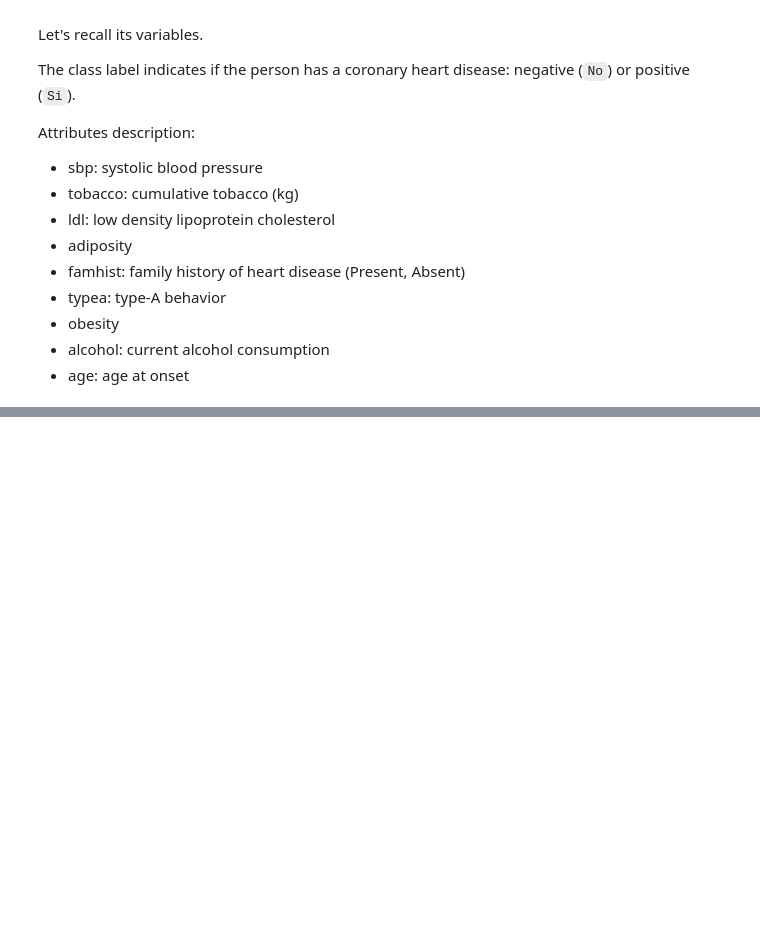
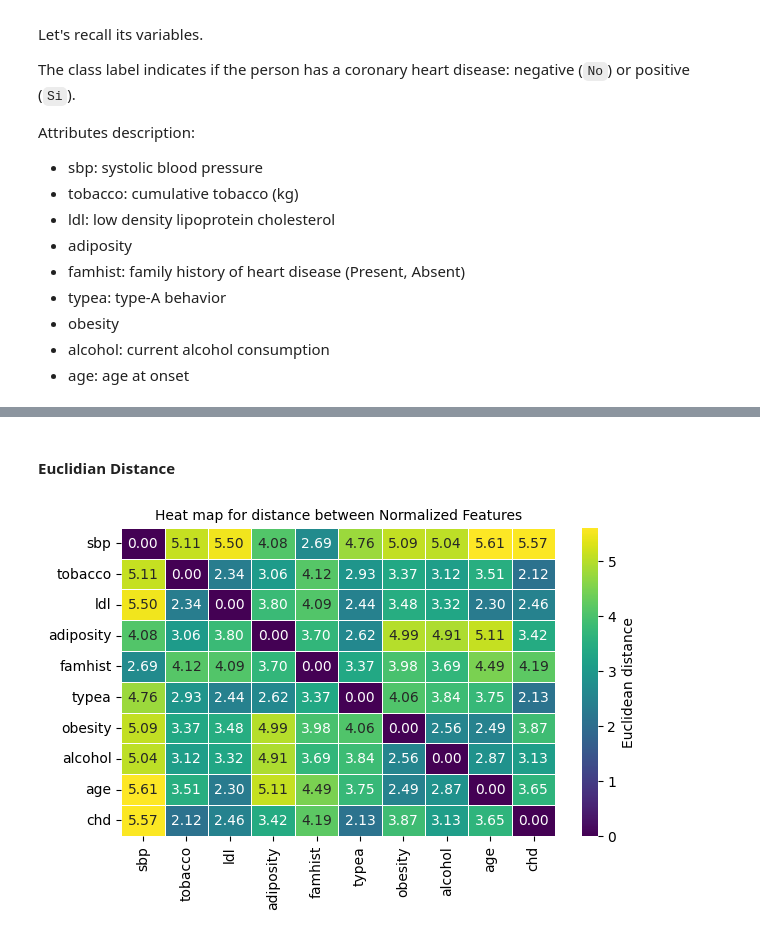
Before and after one commit to RS181/Data-Mining-I, a Jupyter notebook: praticas/FDS_2.ipynb, the cells around one changed output, grey strips where cells are left out. Cells and saved outputs as stored; diff of their text form; code cells hidden in the pictures; blank space fills up the shorter version.

```diff
--- a/praticas/FDS_2.ipynb
+++ b/praticas/FDS_2.ipynb
@@ -412,7 +435,7 @@ dtype: float64
 In this next set of exercises, you will be using the same dataset of last practical class, `SAheart.csv`, but you can add any dataset you like.
 # %%
 import pandas as pd
-mydata = pd.read_csv('/content/drive/My Drive/DS2021/SAheart.csv')
+mydata = pd.read_csv('DataSets/SAheart.csv')
 # %% [markdown]
 Let's inspect again the contents of this file...
 # %%
@@ -468,0 +514,5 @@ Practice also with correlation and entropy among the features.
+# %%
+# Normalize numeric features
+col_names = ["sbp", "tobacco", "ldl", "adiposity","typea","obesity","alcohol","age"]
+scaler = StandardScaler()
+mydata[col_names] = scaler.fit_transform(mydata[col_names])
@@ -468,0 +521,7 @@ Practice also with correlation and entropy among the features.
+# %%
+# Encode categorical data
+
+# For famhist:  1 = 'Present' and 0 = 'Absent')
+mydata['famhist'] = (mydata['famhist'] == 'Present').astype(int)
+# For chd: 1 = 'Si' and 0 = 'No'
+mydata['chd'] = (mydata['chd'] == 'Si').astype(int)
@@ -468,0 +546,18 @@ Practice also with correlation and entropy among the features.
+# %% [markdown]
+#### Euclidian Distance
+# %%
+col_names = mydata.columns
+# 1. Transpose matrix to make each line represents the respective values of a
+# feature.
+X_features = mydata.T
+
+# 2. Calculate euclidan distance matrix
+distance_matrix = calculate_distance_matrix(X_features,"euclidean")
+
+# 3. Present result in dataframe to have better reading
+distance_df = pd.DataFrame(distance_matrix,columns=col_names,index=col_names)
+
+# 4. Plot heat map
+plot_distance_heat_map_p2(distance_df,"Euclidean")
+# %% [output]
+[figure, added]
```
Also changed, not shown: parts of 28 cells of this notebook.
